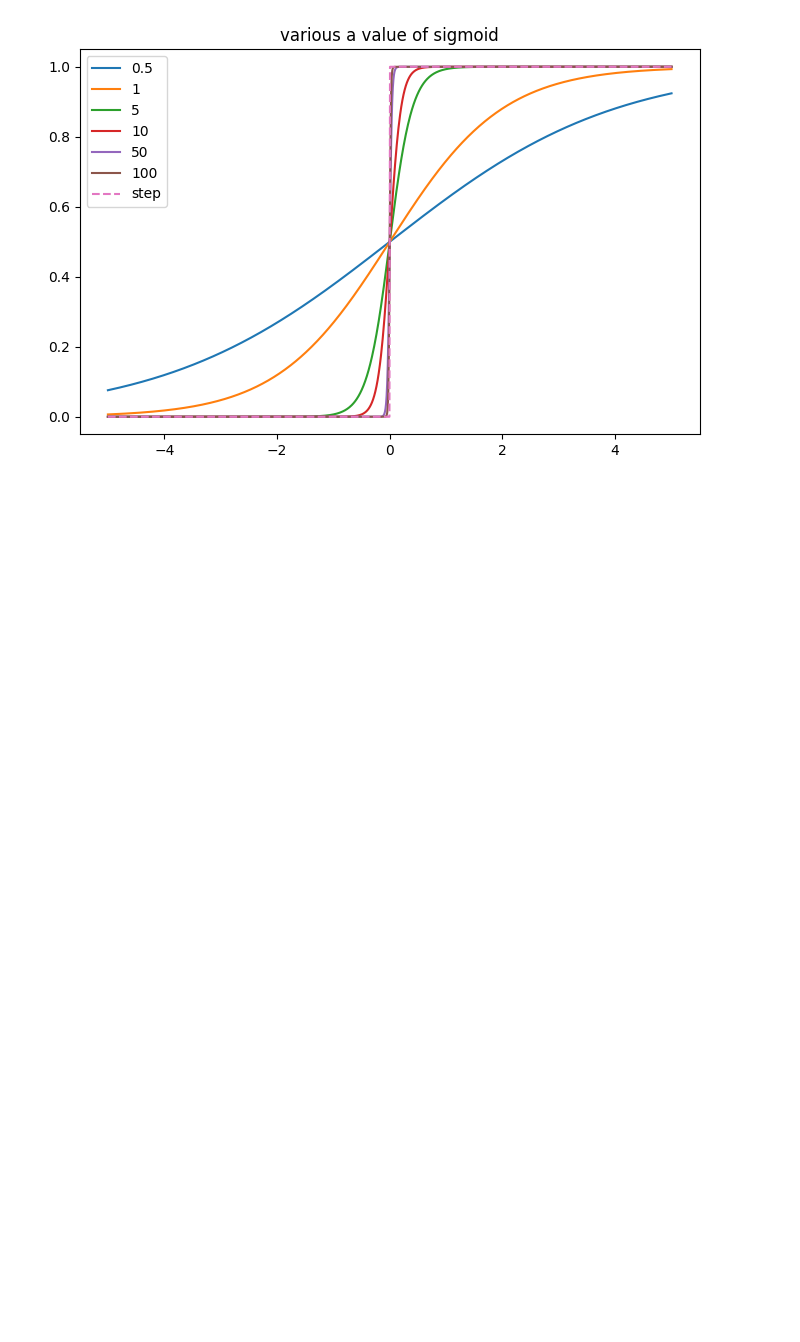
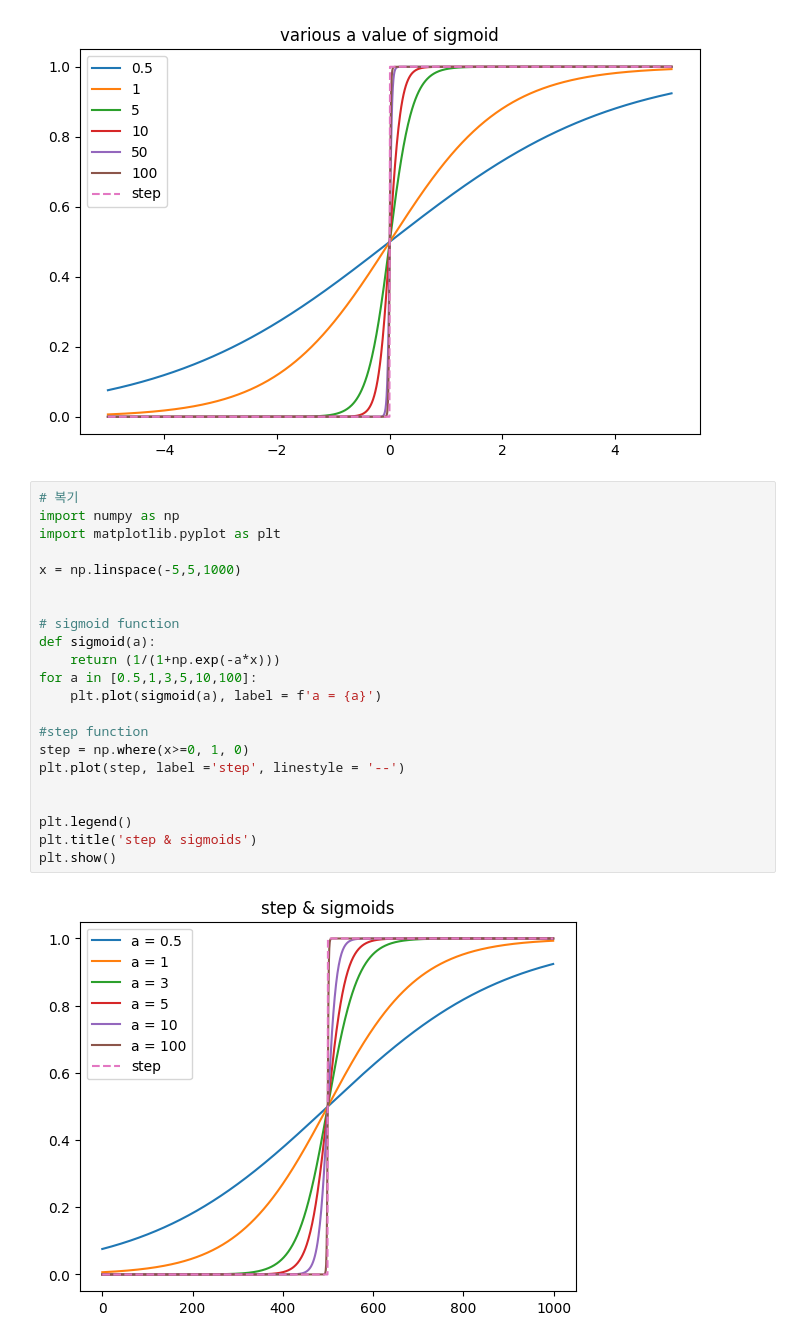
Before and after one commit to kgh2895/4-1-code, a Jupyter notebook: DL/DL.ipynb, the cells around one changed output. Drawn from its saved outputs; the diff is of its cells as text; blank space fills up the shorter version.

```diff
--- a/DL/DL.ipynb
+++ b/DL/DL.ipynb
@@ -673,3 +689,27 @@ plt.title('various a value of sigmoid')
 plt.show()
 # %% [output]
 [figure]
+# %%
+# 복기
+import numpy as np
+import matplotlib.pyplot as plt
+
+x = np.linspace(-5,5,1000)
+
+
+# sigmoid function
+def sigmoid(a):
+    return (1/(1+np.exp(-a*x)))
+for a in [0.5,1,3,5,10,100]:
+    plt.plot(sigmoid(a), label = f'a = {a}')
+
+#step function
+step = np.where(x>=0, 1, 0)
+plt.plot(step, label ='step', linestyle = '--')
+
+
+plt.legend()
+plt.title('step & sigmoids')
+plt.show()
+# %% [output]
+[figure, added]
```
Also changed, not shown: parts of 7 cells of this notebook.
